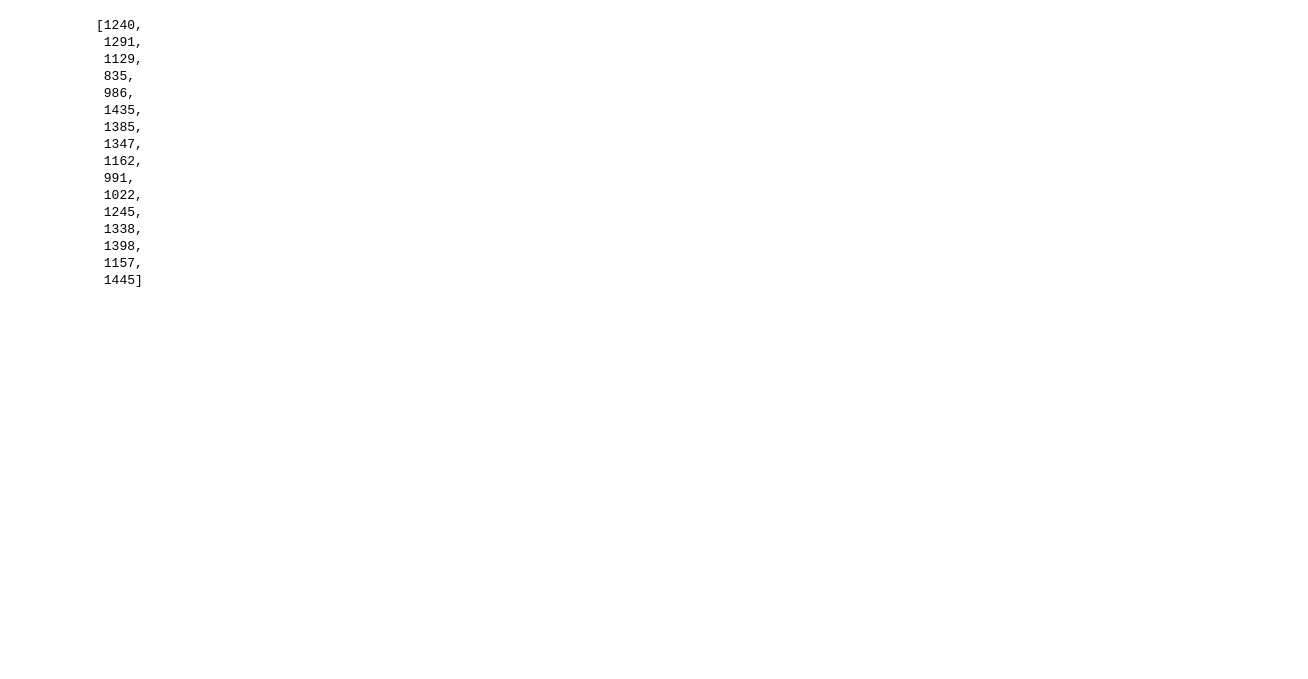
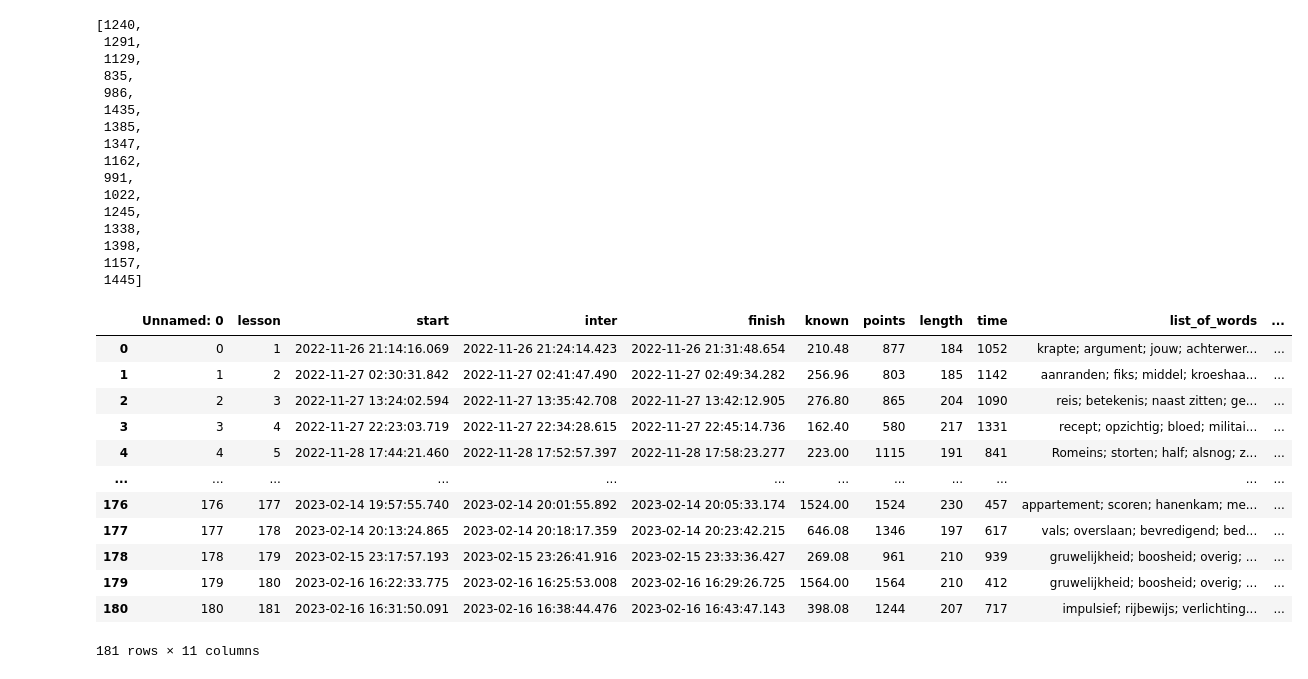
Before and after one commit to alexey198631/hobby_dutch_project, a Jupyter notebook: additional/new_graph_test.ipynb, the cells around one changed output. Cells and saved outputs as stored; diff of their text form; code cells hidden in the pictures; blank space fills up the shorter version.

```diff
--- a/additional/new_graph_test.ipynb
+++ b/additional/new_graph_test.ipynb
@@ -205,3 +210,21 @@ values[1]
  1398,
  1157,
  1445]
+# %%
+lesson_df['known'] = lesson_df['known'] / 25 * lesson_df['points']
+# %%
+lesson_df
+# %% [output]
+|  | Unnamed: 0 | lesson | start | inter | finish | known | points | length | time | list_of_words | ... |
+| 0 | 0 | 1 | 2022-11-26 21:14:16.069 | 2022-11-26 21:24:14.423 | 2022-11-26 21:31:48.654 | 210.48 | 877 | 184 | 1052 | krapte; argument; jouw; achterwer... | ... |
+| 1 | 1 | 2 | 2022-11-27 02:30:31.842 | 2022-11-27 02:41:47.490 | 2022-11-27 02:49:34.282 | 256.96 | 803 | 185 | 1142 | aanranden; fiks; middel; kroeshaa... | ... |
+| 2 | 2 | 3 | 2022-11-27 13:24:02.594 | 2022-11-27 13:35:42.708 | 2022-11-27 13:42:12.905 | 276.80 | 865 | 204 | 1090 | reis; betekenis; naast zitten; ge... | ... |
+| 3 | 3 | 4 | 2022-11-27 22:23:03.719 | 2022-11-27 22:34:28.615 | 2022-11-27 22:45:14.736 | 162.40 | 580 | 217 | 1331 | recept; opzichtig; bloed; militai... | ... |
+| 4 | 4 | 5 | 2022-11-28 17:44:21.460 | 2022-11-28 17:52:57.397 | 2022-11-28 17:58:23.277 | 223.00 | 1115 | 191 | 841 | Romeins; storten; half; alsnog; z... | ... |
+| ... | ... | ... | ... | ... | ... | ... | ... | ... | ... | ... | ... |
+| 176 | 176 | 177 | 2023-02-14 19:57:55.740 | 2023-02-14 20:01:55.892 | 2023-02-14 20:05:33.174 | 1524.00 | 1524 | 230 | 457 | appartement; scoren; hanenkam; me... | ... |
+| 177 | 177 | 178 | 2023-02-14 20:13:24.865 | 2023-02-14 20:18:17.359 | 2023-02-14 20:23:42.215 | 646.08 | 1346 | 197 | 617 | vals; overslaan; bevredigend; bed... | ... |
+| 178 | 178 | 179 | 2023-02-15 23:17:57.193 | 2023-02-15 23:26:41.916 | 2023-02-15 23:33:36.427 | 269.08 | 961 | 210 | 939 | gruwelijkheid; boosheid; overig; ... | ... |
+| 179 | 179 | 180 | 2023-02-16 16:22:33.775 | 2023-02-16 16:25:53.008 | 2023-02-16 16:29:26.725 | 1564.00 | 1564 | 210 | 412 | gruwelijkheid; boosheid; overig; ... | ... |
+| 180 | 180 | 181 | 2023-02-16 16:31:50.091 | 2023-02-16 16:38:44.476 | 2023-02-16 16:43:47.143 | 398.08 | 1244 | 207 | 717 | impulsief; rijbewijs; verlichting... | ... |
+181 rows × 11 columns
```
Also changed, not shown: parts of 6 cells of this notebook, 2 other files.
